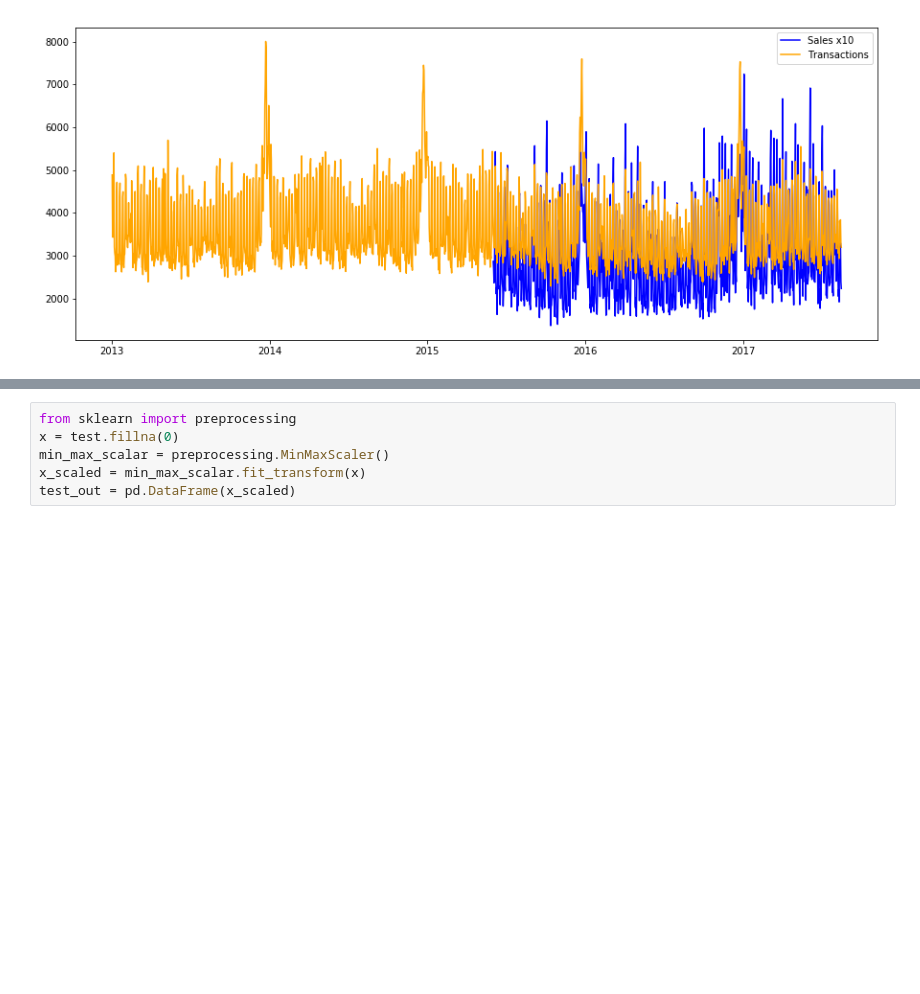
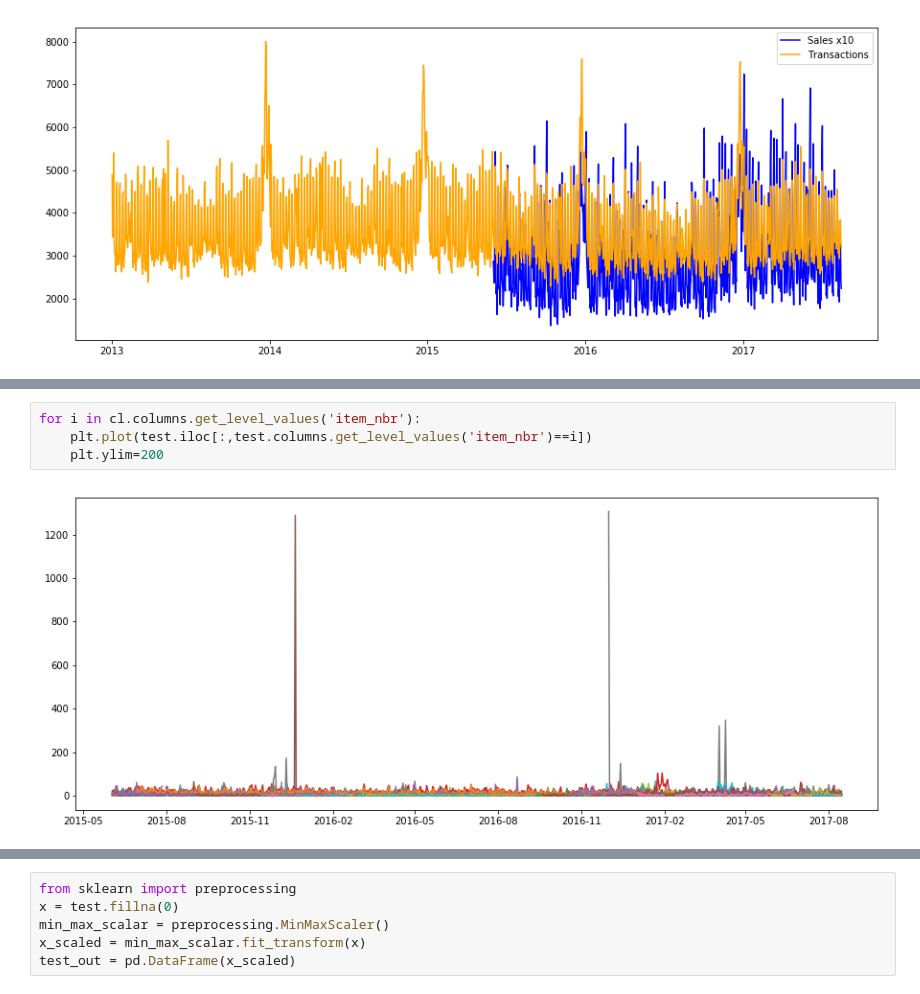
Before and after one commit to BestDaze/Favorita, a Jupyter notebook: Favorita_explore_2.ipynb, the cells around one changed output, grey strips where cells are left out. Drawn from its saved outputs; the diff is of its cells as text; blank space fills up the shorter version.

```diff
--- a/Favorita_explore_2.ipynb
+++ b/Favorita_explore_2.ipynb
@@ -311,0 +332,6 @@ test
+# %%
+for i in cl.columns.get_level_values('item_nbr'):
+    plt.plot(test.iloc[:,test.columns.get_level_values('item_nbr')==i])
+    plt.ylim=200
+# %% [output]
+[figure, added]
```
Also changed, not shown: parts of 9 cells of this notebook.
